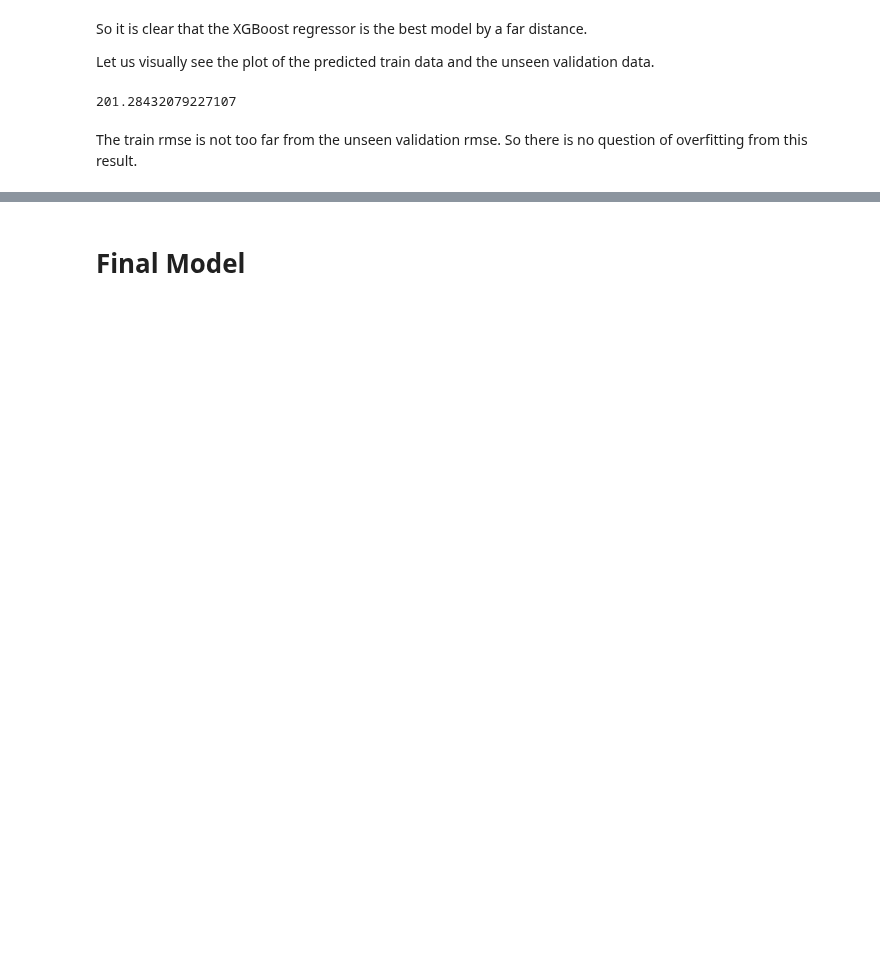
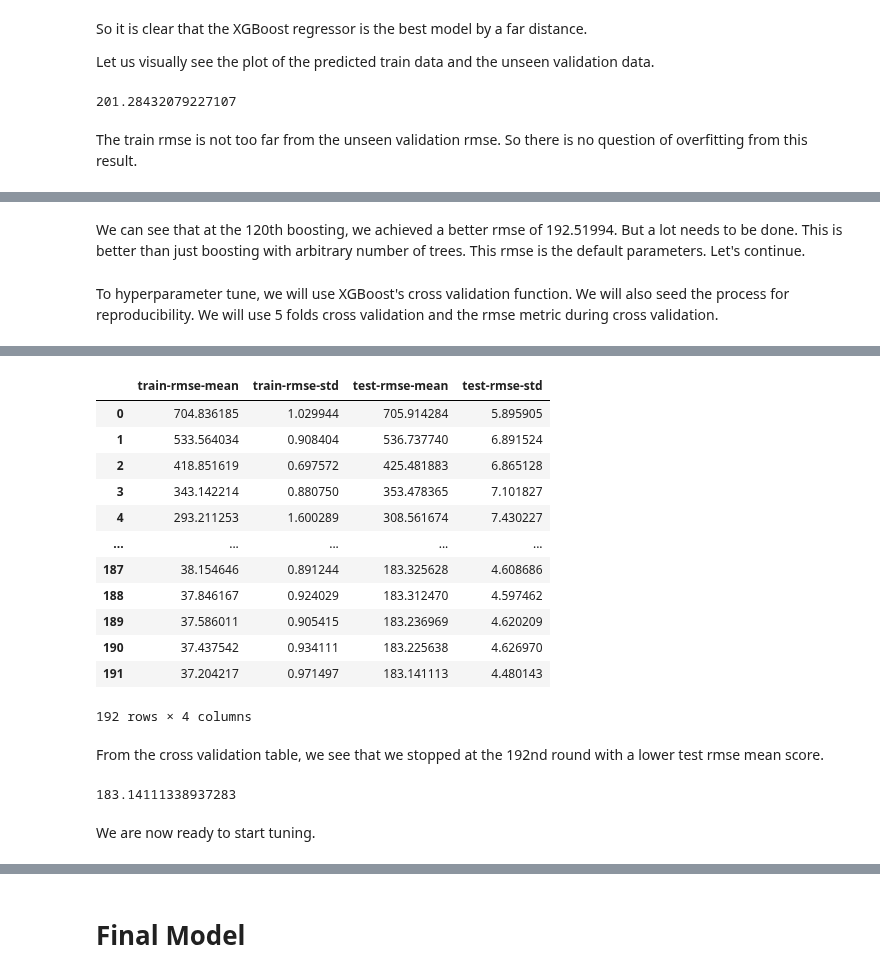
Before and after one commit to Emekadavid/bike-rentals, a Jupyter notebook: notebook.ipynb, the cells around one changed output, grey strips where cells are left out. Drawn from its saved outputs; the diff is of its cells as text; code cells hidden in the pictures; blank space fills up the shorter version.

Commit message:
hyperparameter tuning complete

```diff
--- a/notebook.ipynb
+++ b/notebook.ipynb
@@ -689,0 +694,22 @@ So we'll build the final model based on the xgboost model.
+# %%
+# the params dictionary
+params = {
+    # Parameters that we are going to tune.
+    'max_depth':6,
+    'min_child_weight': 1,
+    'eta':.3,
+    'subsample': 1,
+    'colsample_bytree': 1,
+    # Other parameters
+    'objective':'reg:squarederror',
+}
+# number of trees to build will be retuned each time. We initially make it large
+num_boost_round = 999
+# ready to train the model but we set early stopping rounds to a low value
+model = xgb.train(
+    params,
+    dtrain,
+    num_boost_round=num_boost_round,
+    evals=[(dval, "Validation")],
+    early_stopping_rounds=10
+)
@@ -689,0 +734,16 @@ So we'll build the final model based on the xgboost model.
+# %% [markdown]
+We can see that at the 120th boosting, we achieved a better rmse of 192.51994. But a lot needs to be done. This is better than just boosting with arbitrary number of trees. This rmse is the default parameters. Let's continue.
+# %% [markdown]
+To hyperparameter tune, we will use XGBoost's cross validation function. We will also seed the process for reproducibility. We will use 5 folds cross validation and the rmse metric during cross validation.
+# %%
+cv_results = xgb.cv(
+    params,
+    dtrain,
+    num_boost_round=num_boost_round,
+    seed=42,
+    nfold=5,
+    metrics={'rmse'},
+    early_stopping_rounds=10
+)
+cv_results
+# %% [output]
@@ -689,0 +767,21 @@ So we'll build the final model based on the xgboost model.
+|  | train-rmse-mean | train-rmse-std | test-rmse-mean | test-rmse-std |
+| 0 | 704.836185 | 1.029944 | 705.914284 | 5.895905 |
+| 1 | 533.564034 | 0.908404 | 536.737740 | 6.891524 |
+| 2 | 418.851619 | 0.697572 | 425.481883 | 6.865128 |
+| 3 | 343.142214 | 0.880750 | 353.478365 | 7.101827 |
+| 4 | 293.211253 | 1.600289 | 308.561674 | 7.430227 |
+| ... | ... | ... | ... | ... |
+| 187 | 38.154646 | 0.891244 | 183.325628 | 4.608686 |
+| 188 | 37.846167 | 0.924029 | 183.312470 | 4.597462 |
+| 189 | 37.586011 | 0.905415 | 183.236969 | 4.620209 |
+| 190 | 37.437542 | 0.934111 | 183.225638 | 4.626970 |
+| 191 | 37.204217 | 0.971497 | 183.141113 | 4.480143 |
+192 rows × 4 columns
+# %% [markdown]
+From the cross validation table, we see that we stopped at the 192nd round with a lower test rmse mean score.
+# %%
+cv_results['test-rmse-mean'].min()
+# %% [output]
+183.14111338937283
+# %% [markdown]
+We are now ready to start tuning.
```
Also changed, not shown: parts of 16 cells of this notebook.
